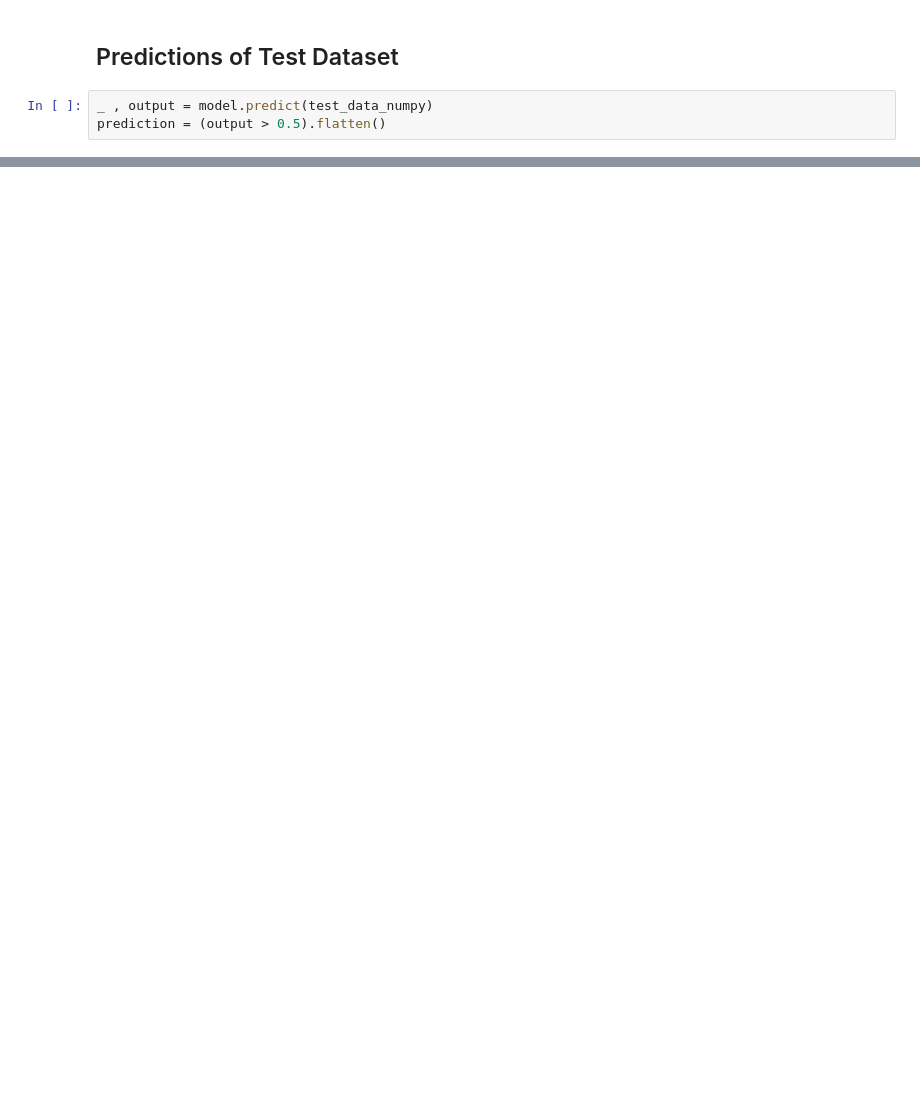
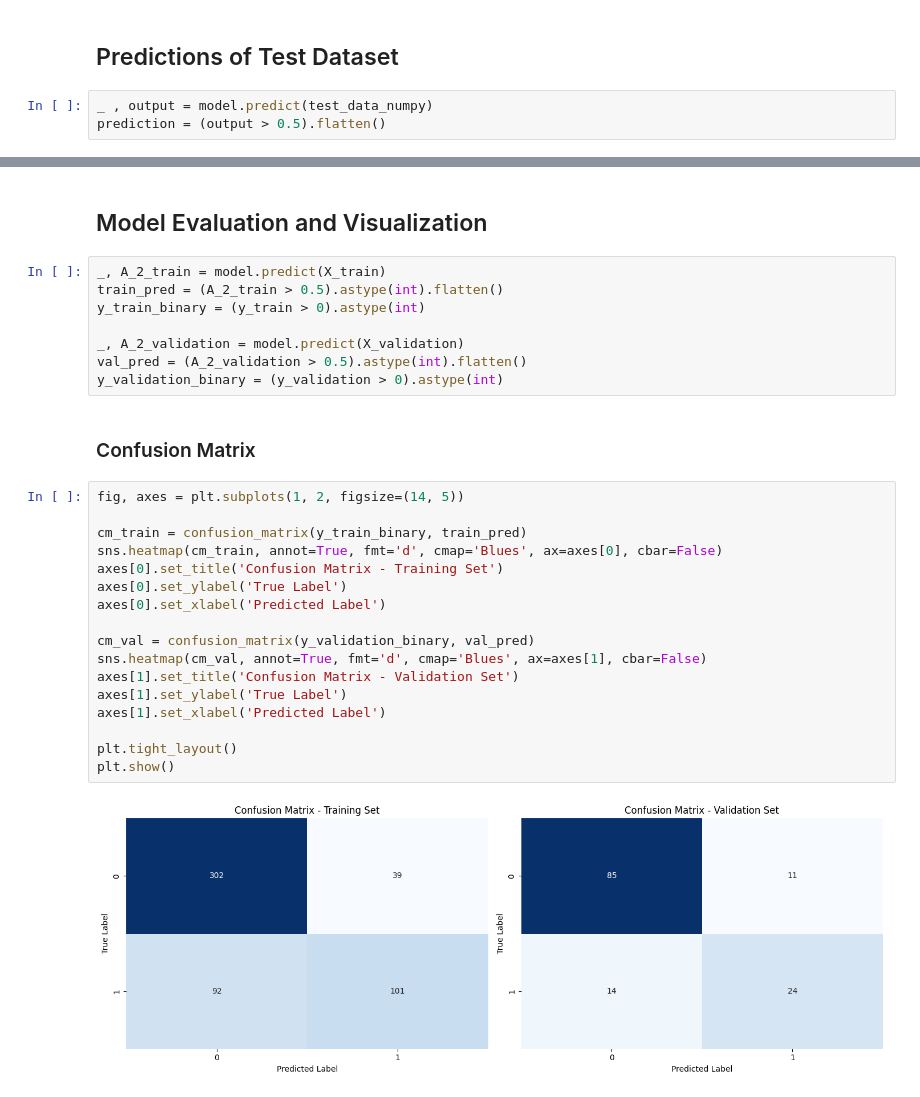
Before and after one commit to pedram-ep/learning-neural-networks, a Jupyter notebook: shallow-neural-network-diabetes/shallow-neural-network.ipynb, the cells around one changed output, grey strips where cells are left out. Drawn from its saved outputs; the diff is of its cells as text; blank space fills up the shorter version.

Commit message:
add simple evaluation and visualations

```diff
--- a/shallow-neural-network-diabetes/shallow-neural-network.ipynb
+++ b/shallow-neural-network-diabetes/shallow-neural-network.ipynb
@@ -242,0 +264,31 @@ prediction = (output > 0.5).flatten()
+# %% [markdown]
+## Model Evaluation and Visualization
+# %%
+_, A_2_train = model.predict(X_train)
+train_pred = (A_2_train > 0.5).astype(int).flatten()
+y_train_binary = (y_train > 0).astype(int)
+
+_, A_2_validation = model.predict(X_validation)
+val_pred = (A_2_validation > 0.5).astype(int).flatten()
+y_validation_binary = (y_validation > 0).astype(int)
+# %% [markdown]
+### Confusion Matrix
+# %%
+fig, axes = plt.subplots(1, 2, figsize=(14, 5))
+
+cm_train = confusion_matrix(y_train_binary, train_pred)
+sns.heatmap(cm_train, annot=True, fmt='d', cmap='Blues', ax=axes[0], cbar=False)
+axes[0].set_title('Confusion Matrix - Training Set')
+axes[0].set_ylabel('True Label')
+axes[0].set_xlabel('Predicted Label')
+
+cm_val = confusion_matrix(y_validation_binary, val_pred)
+sns.heatmap(cm_val, annot=True, fmt='d', cmap='Blues', ax=axes[1], cbar=False)
+axes[1].set_title('Confusion Matrix - Validation Set')
+axes[1].set_ylabel('True Label')
+axes[1].set_xlabel('Predicted Label')
+
+plt.tight_layout()
+plt.show()
+# %% [output]
+[figure, added]
```
Also changed, not shown: parts of 4 cells of this notebook.
